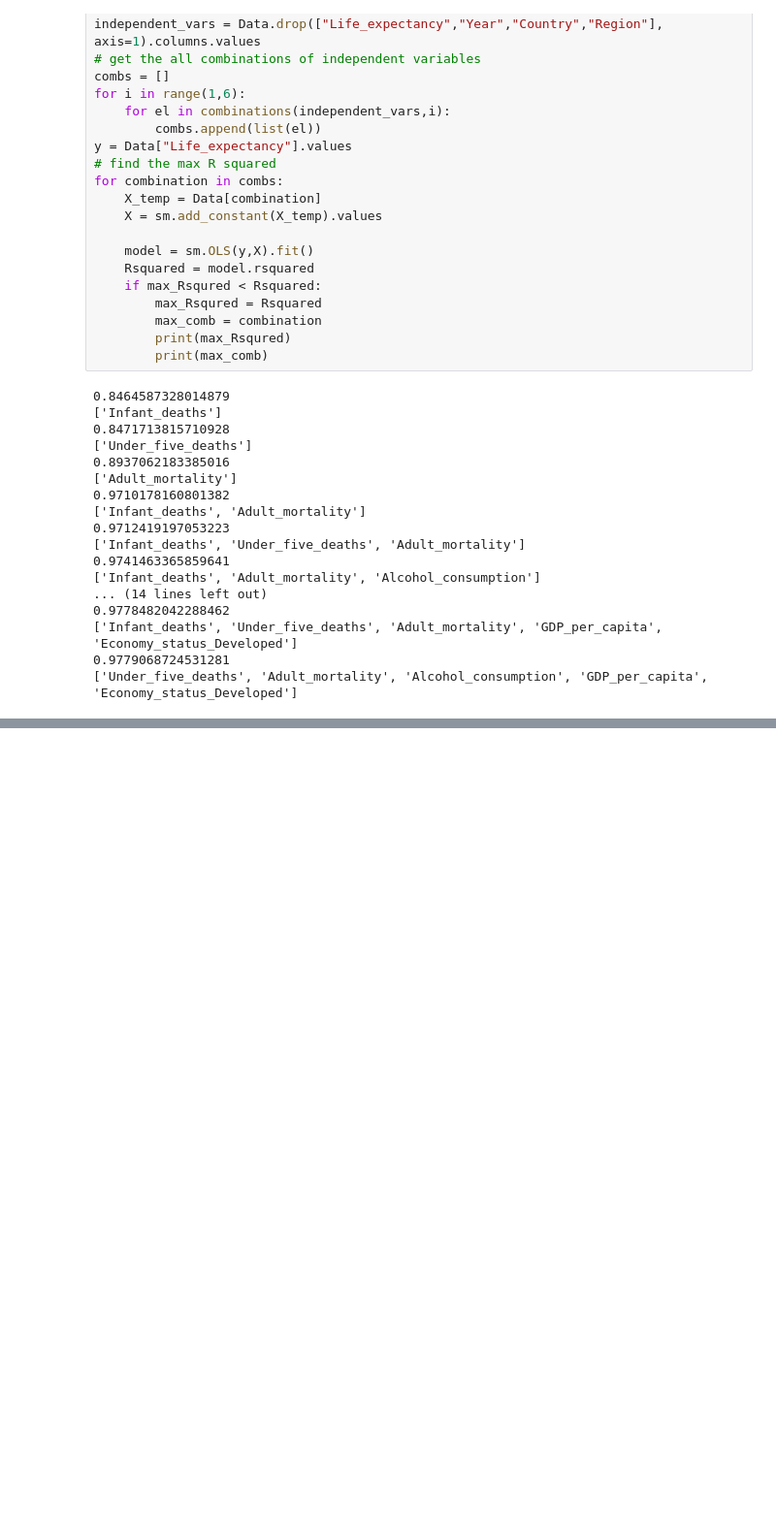
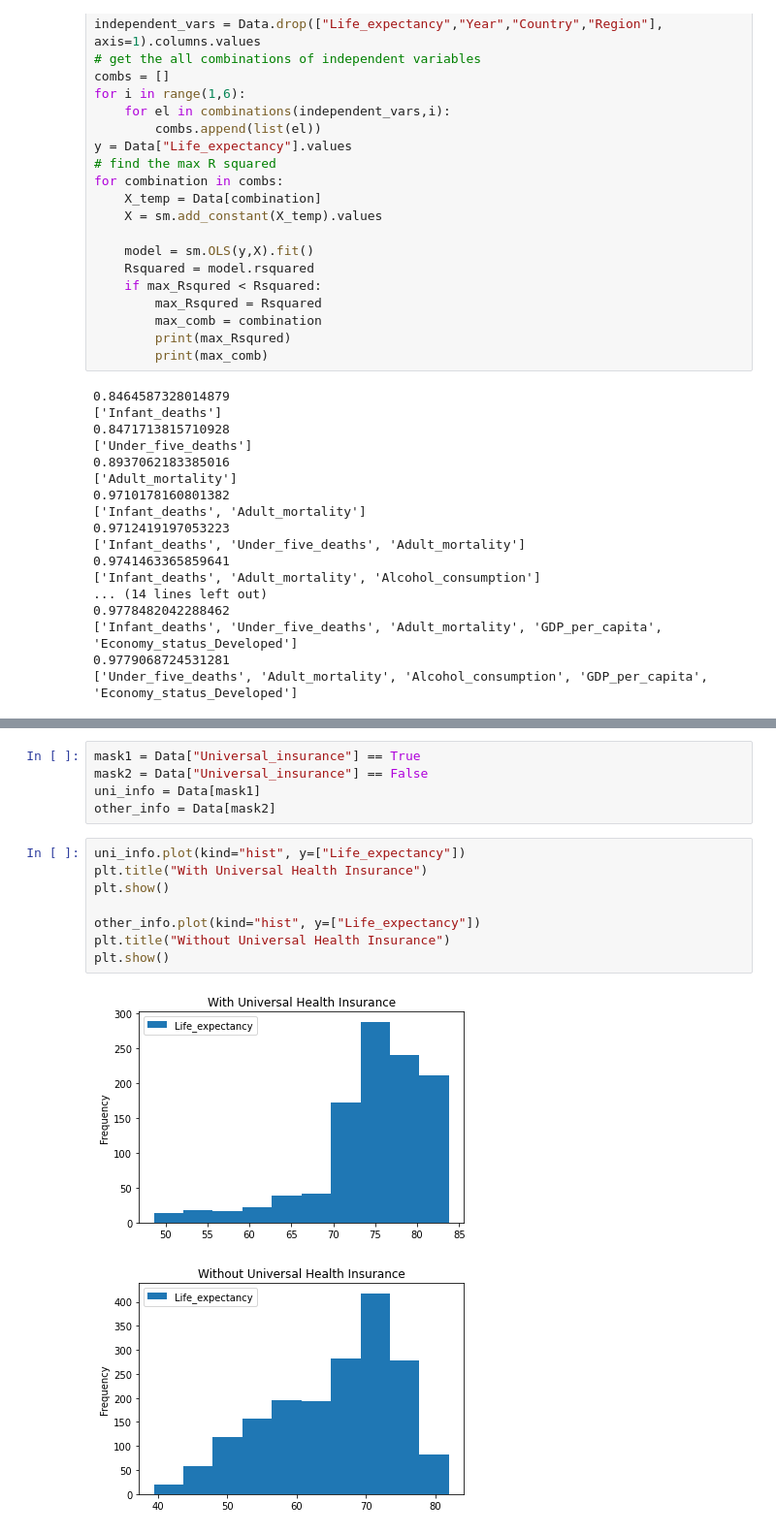
Before and after one commit to TeayounK/Vol3-Project, a Jupyter notebook: Life_Expectancy_Analysis.ipynb, the cells around one changed output, grey strips where cells are left out. Shown: that part at 97% size. Saved outputs shown, nothing was run; the diff lists cells and outputs as text; blank space fills up the shorter version.

```diff
--- a/Life_Expectancy_Analysis.ipynb
+++ b/Life_Expectancy_Analysis.ipynb
@@ -207,0 +223,16 @@ for combination in combs:
+# %%
+mask1 = Data["Universal_insurance"] == True
+mask2 = Data["Universal_insurance"] == False
+uni_info = Data[mask1]
+other_info = Data[mask2]
+# %%
+uni_info.plot(kind="hist", y=["Life_expectancy"])
+plt.title("With Universal Health Insurance")
+plt.show()
+
+other_info.plot(kind="hist", y=["Life_expectancy"])
+plt.title("Without Universal Health Insurance")
+plt.show()
+# %% [output]
+[figure, added]
+[figure, added]
```
Also changed, not shown: parts of 12 cells of this notebook, 2 other files.
